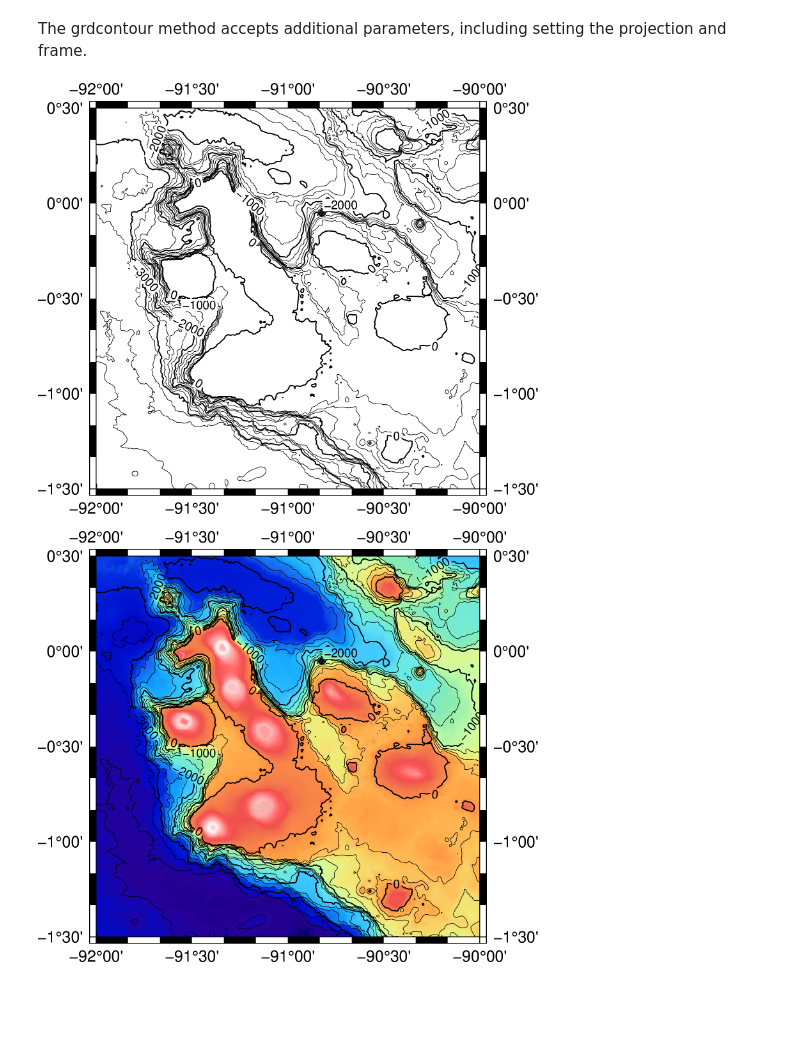
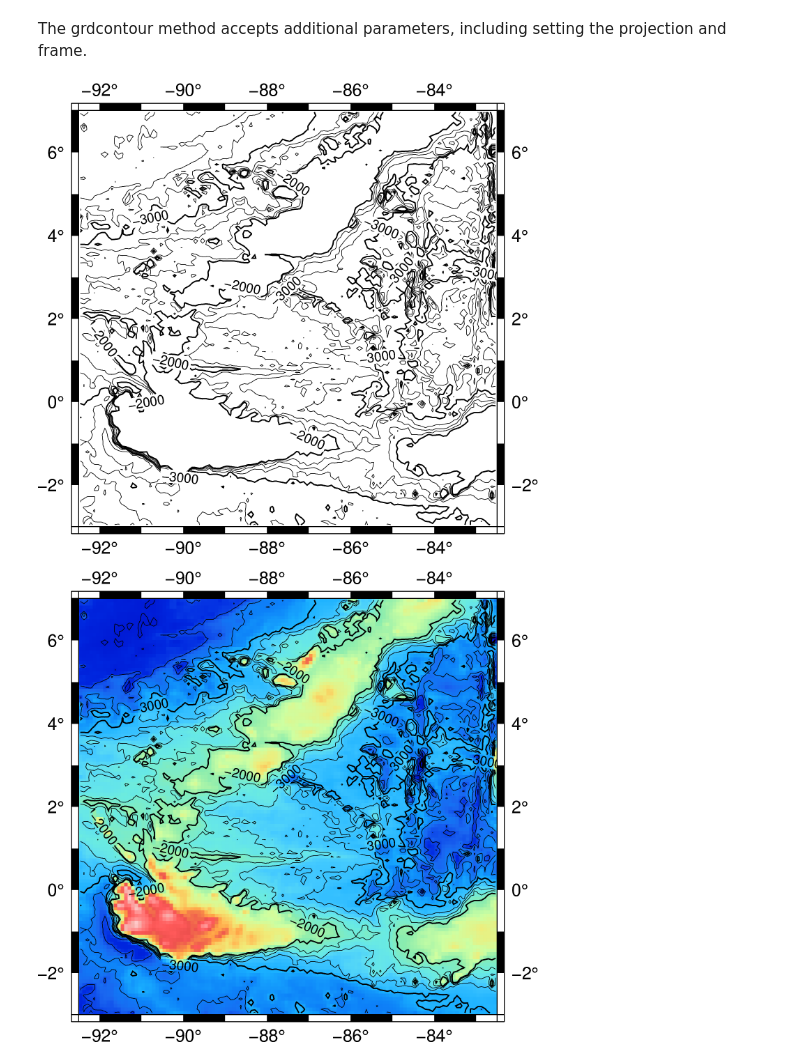
Before and after one commit to willschlitzer/learn-pygmt, a Jupyter notebook: contour_map.ipynb, the cells around one changed output. Drawn from its saved outputs; the diff is of its cells as text; code cells hidden in the pictures; blank space fills up the shorter version.

```diff
--- a/contour_map.ipynb
+++ b/contour_map.ipynb
@@ -8,10 +6,13 @@ import pygmt
+# %%
+import pygmt
+grid = pygmt.datasets.load_earth_relief(resolution="05m", region=[-92.5, -82.5, -3, 7])
 # %% [markdown]
 ## Create contour plot
 # %% [markdown]
 The grdcontour method takes the grid input and the region region values. It plots annotated contour lines, which are darker and have the elevation/depth written on them, and unannotated contour lines. In the example blow, the default contour line intervals are 500 meters, with an annotated contour line every 1000 meters. By default, it plots the map with a Mercator projection and with no frame.
 # %%
 fig = pygmt.Figure()
-grid = pygmt.datasets.load_earth_relief(resolution="15s", region=[-92, -90, -1.5, 0.5])
+
 fig.grdcontour(grid=grid)
 fig.show()
 # %% [output]
@@ -44,14 +45,14 @@ fig.show()
 The grdcontour method accepts additional parameters, including setting the projection and frame.
 # %%
 fig = pygmt.Figure()
-fig.grdcontour(annotation=1000, interval=250, grid=grid, limit=[-4000, 0], projection="M4i",frame=True)
+fig.grdcontour(annotation=1000, interval=250, grid=grid, limit=[-4000, -2000], projection="M4i",frame=True)
 fig.show()
 # %% [output]
-[figure, old version]
+[figure, new version]
 # %%
 fig = pygmt.Figure()
 fig.grdimage(grid=grid, cmap="haxby", projection="M4i")
-fig.grdcontour(annotation=1000, interval=250, grid=grid, limit=[-4000, 0], projection="M4i",frame=True)
+fig.grdcontour(annotation=1000, interval=250, grid=grid, limit=[-4000, -2000], projection="M4i",frame=True)
 fig.show()
 # %% [output]
-[figure, old version]
+[figure, new version]
```
Also changed, not shown: parts of 4 cells of this notebook, 2 other files.
